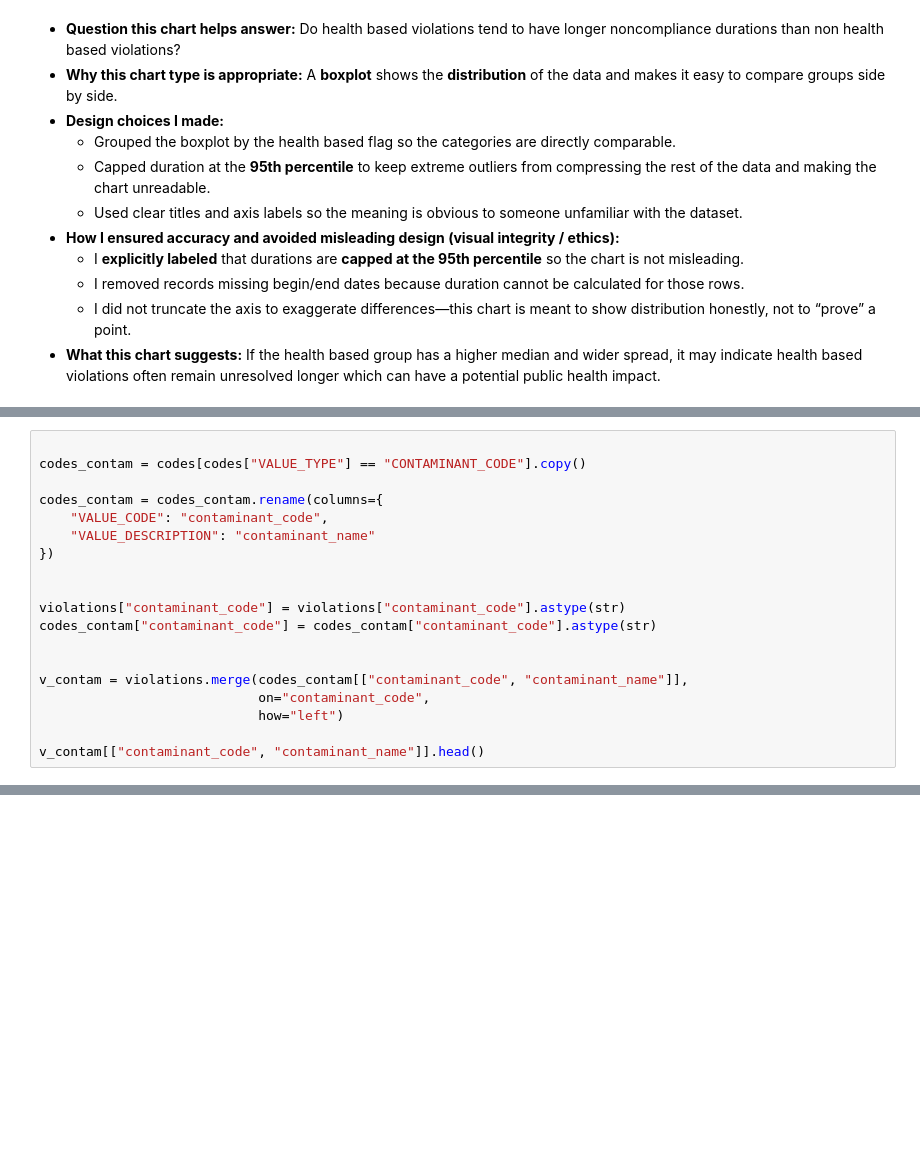
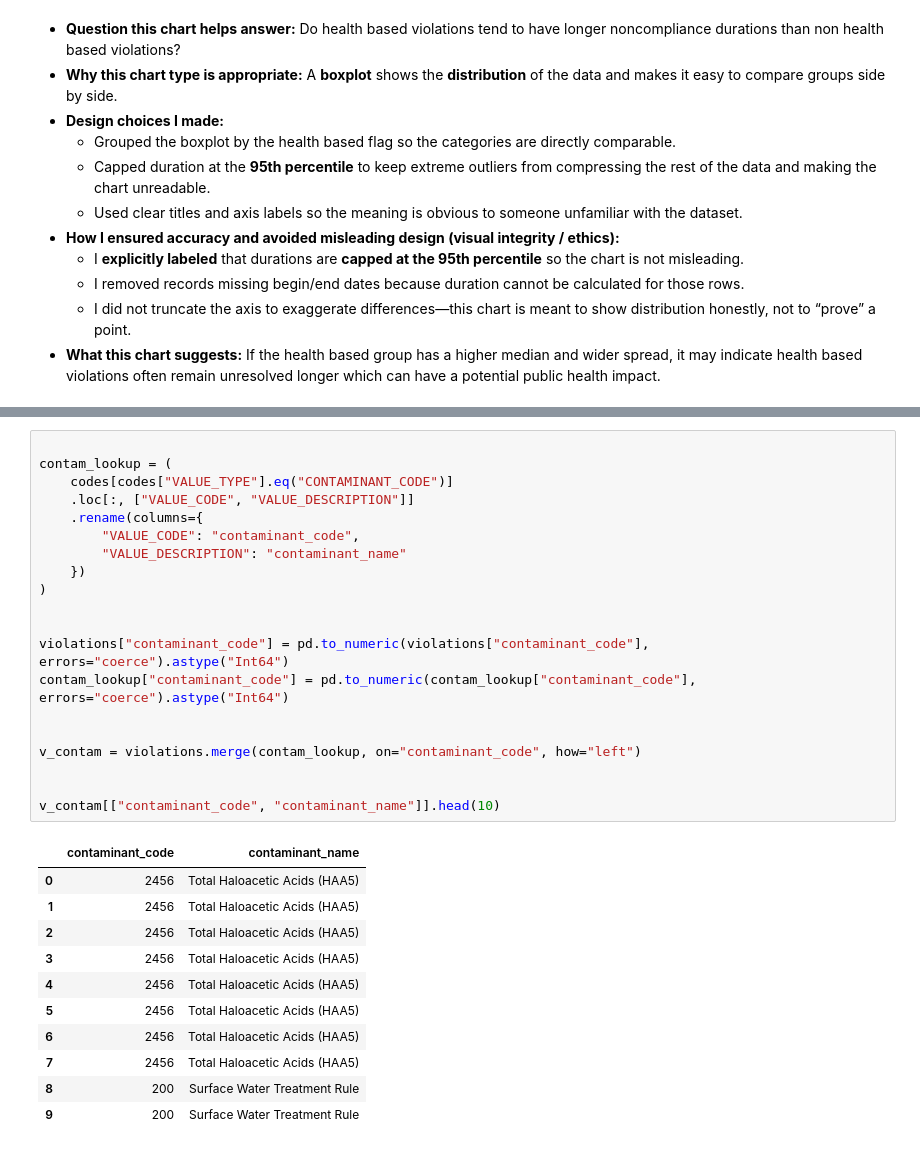
Before and after one commit to amydaniel24/kentucky_water_quality_analysis, a Jupyter notebook: notebooks/keystone_water_ky.ipynb, the cells around one changed output, grey strips where cells are left out. Drawn from its saved outputs; the diff is of its cells as text; blank space fills up the shorter version.

```diff
--- a/notebooks/keystone_water_ky.ipynb
+++ b/notebooks/keystone_water_ky.ipynb
@@ -818,19 +804,0 @@ Index(['VALUE_TYPE', 'VALUE_CODE', 'VALUE_DESCRIPTION'], dtype='object')
-# %%
-
-codes_contam = codes[codes["VALUE_TYPE"] == "CONTAMINANT_CODE"].copy()
-
-codes_contam = codes_contam.rename(columns={
-    "VALUE_CODE": "contaminant_code",
-    "VALUE_DESCRIPTION": "contaminant_name"
-})
-
-
-violations["contaminant_code"] = violations["contaminant_code"].astype(str)
-codes_contam["contaminant_code"] = codes_contam["contaminant_code"].astype(str)
-
-
-v_contam = violations.merge(codes_contam[["contaminant_code", "contaminant_name"]],
-                            on="contaminant_code",
-                            how="left")
-
-v_contam[["contaminant_code", "contaminant_name"]].head()
@@ -868,0 +849,32 @@ plt.show()
+# %%
+
+contam_lookup = (
+    codes[codes["VALUE_TYPE"].eq("CONTAMINANT_CODE")]
+    .loc[:, ["VALUE_CODE", "VALUE_DESCRIPTION"]]
+    .rename(columns={
+        "VALUE_CODE": "contaminant_code",
+        "VALUE_DESCRIPTION": "contaminant_name"
+    })
+)
+
+
+violations["contaminant_code"] = pd.to_numeric(violations["contaminant_code"], errors="coerce").astype("Int64")
+contam_lookup["contaminant_code"] = pd.to_numeric(contam_lookup["contaminant_code"], errors="coerce").astype("Int64")
+
+
+v_contam = violations.merge(contam_lookup, on="contaminant_code", how="left")
+
+
+v_contam[["contaminant_code", "contaminant_name"]].head(10)
+# %% [output]
+|  | contaminant_code | contaminant_name |
+| 0 | 2456 | Total Haloacetic Acids (HAA5) |
+| 1 | 2456 | Total Haloacetic Acids (HAA5) |
+| 2 | 2456 | Total Haloacetic Acids (HAA5) |
+| 3 | 2456 | Total Haloacetic Acids (HAA5) |
+| 4 | 2456 | Total Haloacetic Acids (HAA5) |
+| 5 | 2456 | Total Haloacetic Acids (HAA5) |
+| 6 | 2456 | Total Haloacetic Acids (HAA5) |
+| 7 | 2456 | Total Haloacetic Acids (HAA5) |
+| 8 | 200 | Surface Water Treatment Rule |
+| 9 | 200 | Surface Water Treatment Rule |
```
Also changed, not shown: parts of 21 cells of this notebook.
